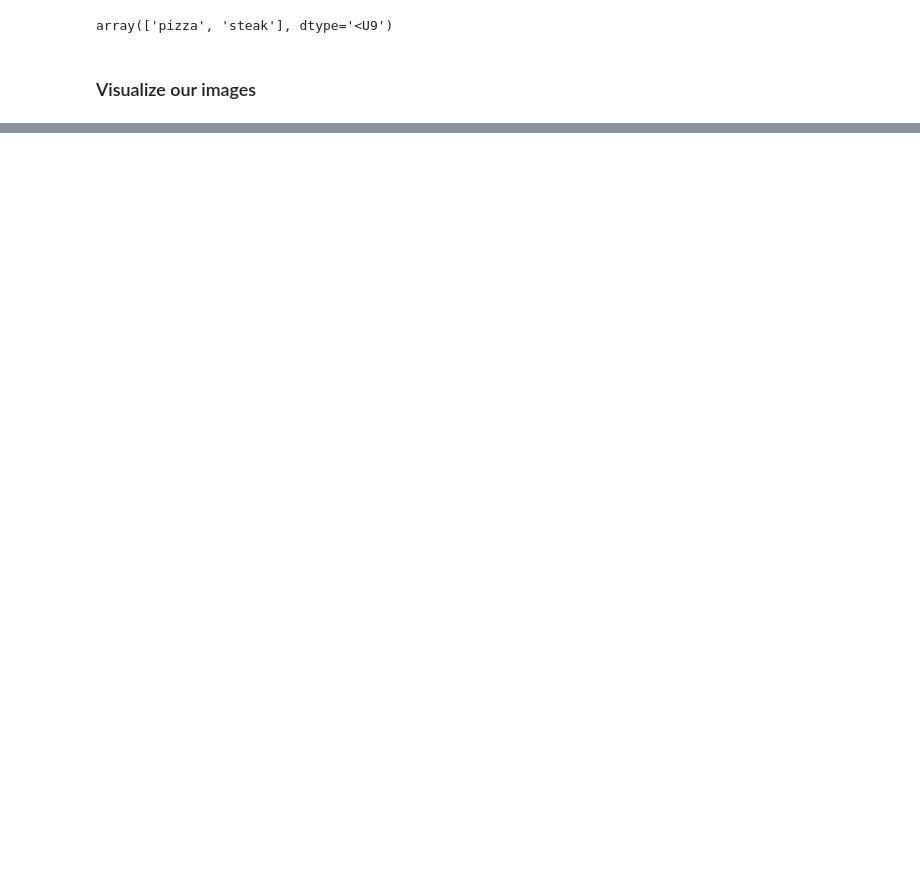
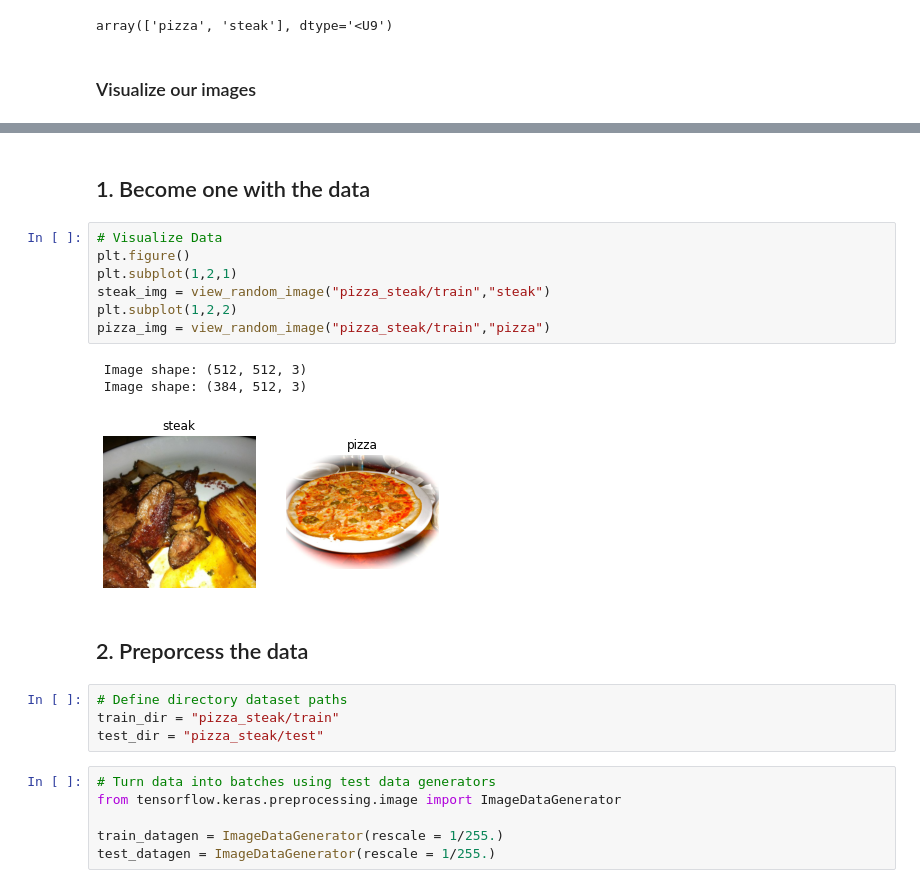
Before and after one commit to adrikosm/Tensorflow_Certification, a Jupyter notebook: Computer Vision/Computer_vision_tf.ipynb, the cells around one changed output, grey strips where cells are left out. Drawn from its saved outputs; the diff is of its cells as text; blank space fills up the shorter version.

```diff
--- a/Computer Vision/Computer_vision_tf.ipynb
+++ b/Computer Vision/Computer_vision_tf.ipynb
@@ -112,0 +366,25 @@ img = view_random_image(target_dir = "pizza_steak/train",
+# %% [markdown]
+## 1.  Become one with the data
+# %%
+# Visualize Data
+plt.figure()
+plt.subplot(1,2,1)
+steak_img = view_random_image("pizza_steak/train","steak")
+plt.subplot(1,2,2)
+pizza_img = view_random_image("pizza_steak/train","pizza")
+# %% [output]
+ Image shape: (512, 512, 3)
+ Image shape: (384, 512, 3)
+[figure, added]
+# %% [markdown]
+## 2. Preporcess the data
+# %%
+# Define directory dataset paths
+train_dir = "pizza_steak/train"
+test_dir = "pizza_steak/test"
+# %%
+# Turn data into batches using test data generators
+from tensorflow.keras.preprocessing.image import ImageDataGenerator
+
+train_datagen = ImageDataGenerator(rescale = 1/255.)
+test_datagen = ImageDataGenerator(rescale = 1/255.)
```
Also changed, not shown: parts of 31 cells of this notebook, 1 other file.
